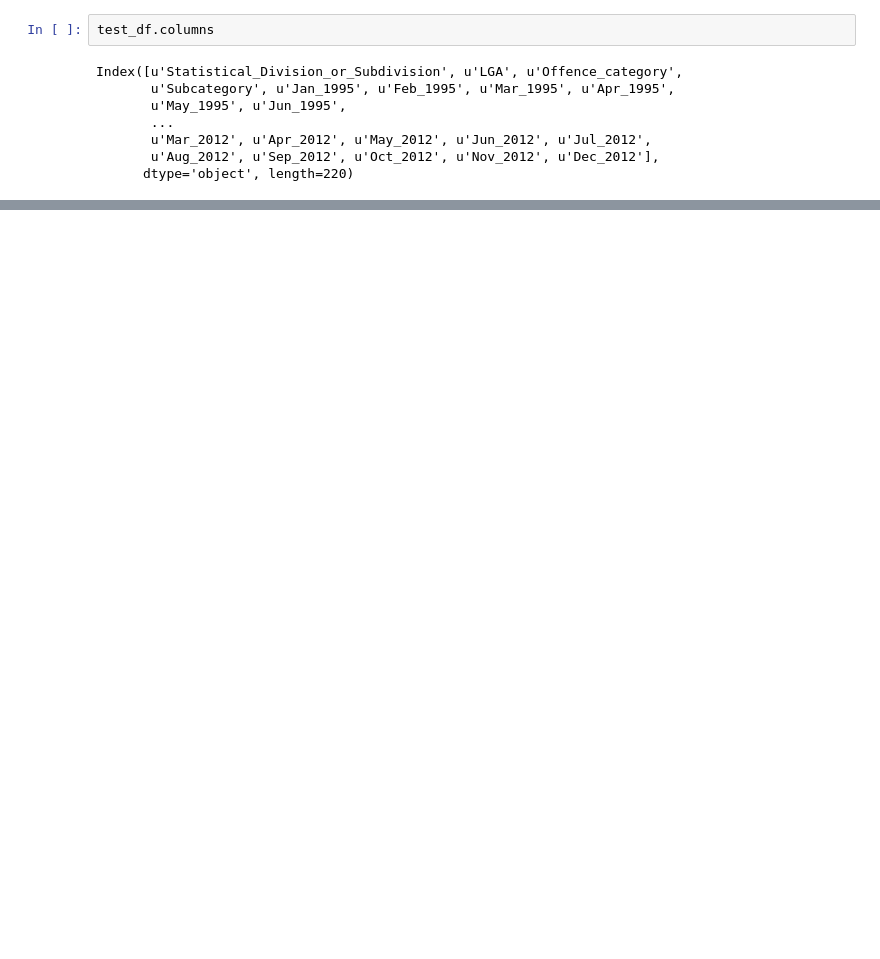
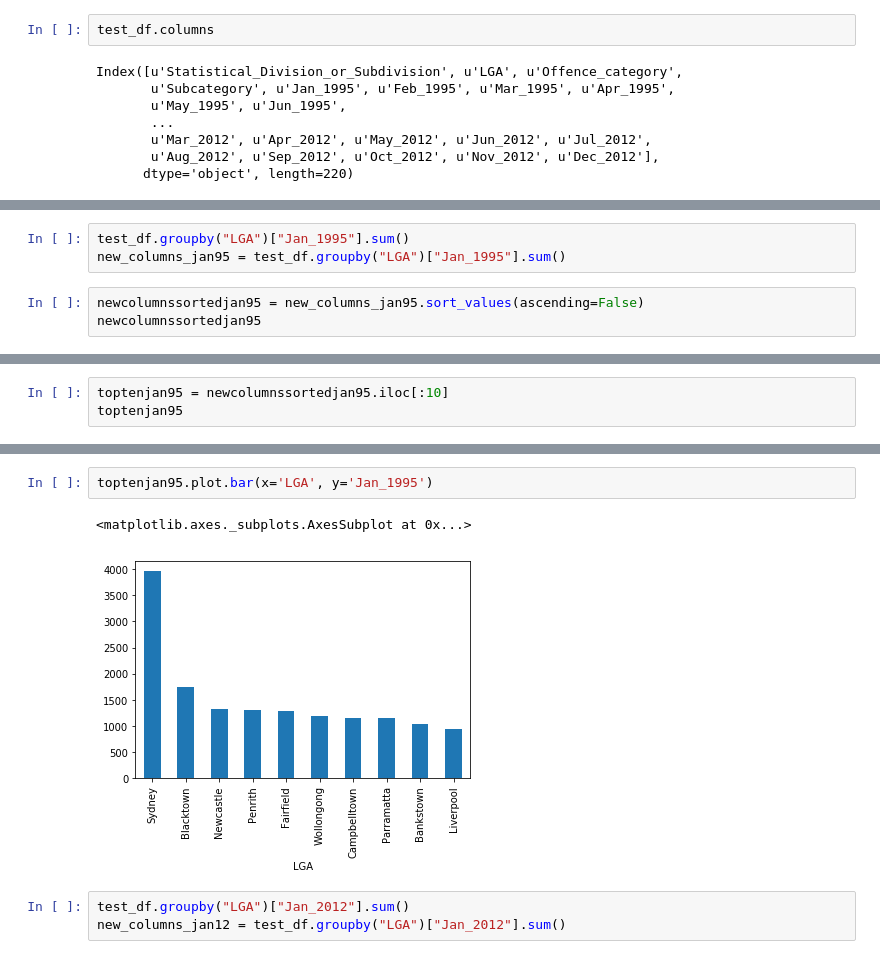
Before and after one commit to esky3759/code1161base, a Jupyter notebook: week6/New South Wales Offences 1995-2012.ipynb, the cells around one changed output, grey strips where cells are left out. Drawn from its saved outputs; the diff is of its cells as text; blank space fills up the shorter version.

```diff
--- a/week6/New South Wales Offences 1995-2012.ipynb
+++ b/week6/New South Wales Offences 1995-2012.ipynb
@@ -78,0 +257,6 @@ test_df.iloc[:,[4, 219]]
+# %%
+test_df.groupby("LGA")["Jan_1995"].sum()
+new_columns_jan95 = test_df.groupby("LGA")["Jan_1995"].sum()
+# %%
+newcolumnssortedjan95 = new_columns_jan95.sort_values(ascending=False)
+newcolumnssortedjan95
@@ -78,0 +281,3 @@ test_df.iloc[:,[4, 219]]
+# %%
+toptenjan95 = newcolumnssortedjan95.iloc[:10]
+toptenjan95
@@ -78,0 +297,8 @@ test_df.iloc[:,[4, 219]]
+# %%
+toptenjan95.plot.bar(x='LGA', y='Jan_1995')
+# %% [output]
+<matplotlib.axes._subplots.AxesSubplot at 0x...>
+[figure, added]
+# %%
+test_df.groupby("LGA")["Jan_2012"].sum()
+new_columns_jan12 = test_df.groupby("LGA")["Jan_2012"].sum()
```
Also changed, not shown: parts of 38 cells of this notebook, 11 other files.
